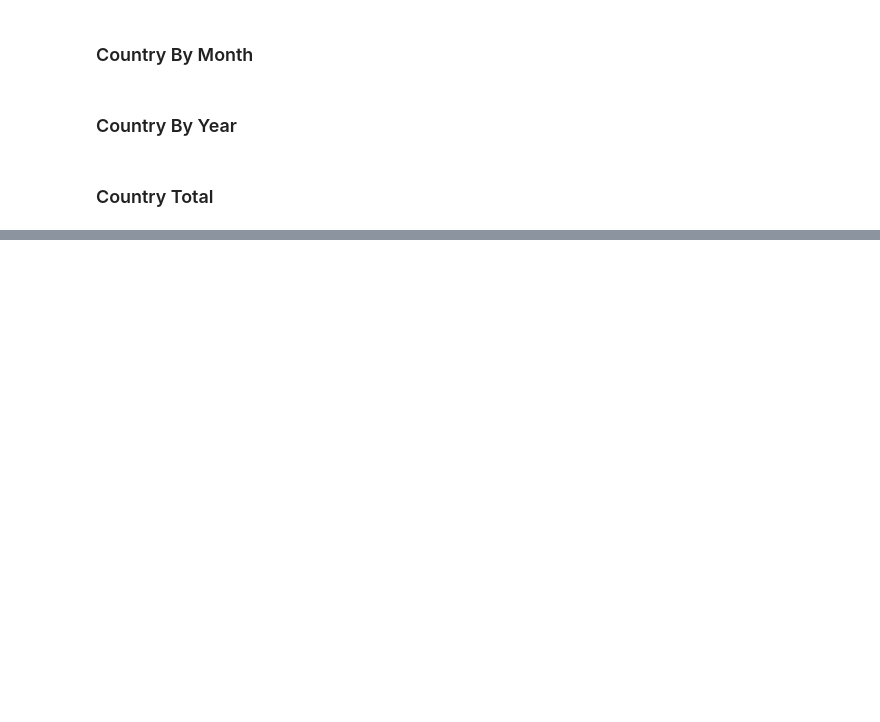
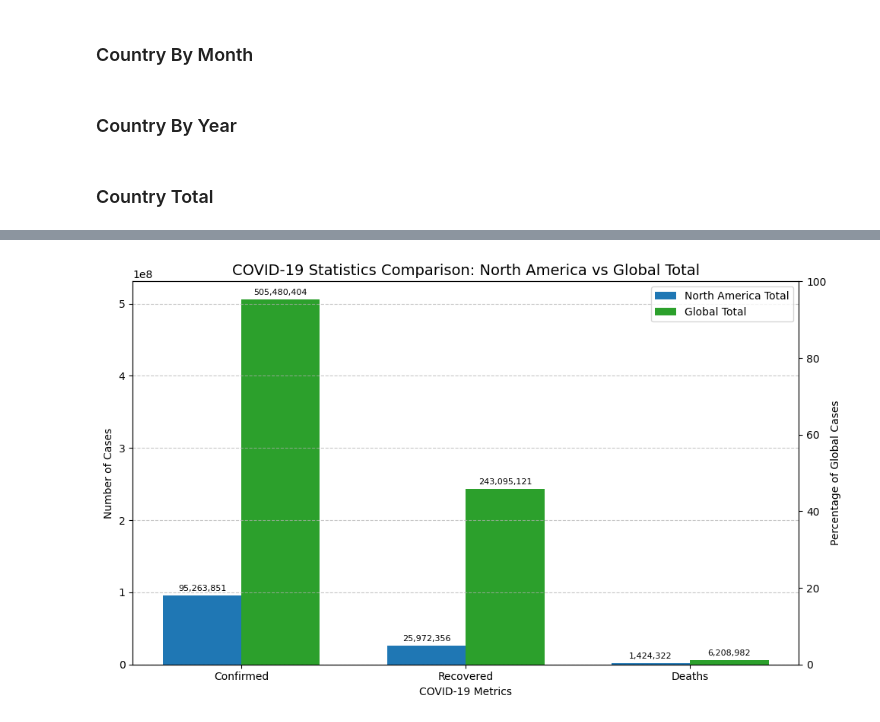
Before and after one commit to Feras3245/G5, a Jupyter notebook: Demo-1/Demo-1.ipynb, the cells around one changed output, grey strips where cells are left out. Saved outputs shown, nothing was run; the diff lists cells and outputs as text; code cells hidden in the pictures; blank space fills up the shorter version.

Commit message:
Demo-1 v0.8
- implemented all bar graph plotting methods for continent regional category
- made some manual data cleaning on the cleaned_dataset.csv file
- minor error handling

```diff
--- a/Demo-1/Demo-1.ipynb
+++ b/Demo-1/Demo-1.ipynb
@@ -386,0 +675,86 @@ def plot_country_by_total(country: str):
+# %%
+def plot_continent_by_total(continent: str):
+    df = pd.DataFrame(covid_19_dataset)
+
+    # Get countries in the specified continent
+    countries = regions_dataset[regions_dataset['Continent'] == continent]
+    countries = countries['Country']
+
+    # Convert Date column to datetime if needed
+    if not pd.api.types.is_datetime64_any_dtype(df['Date']):
+        df['Date'] = pd.to_datetime(df['Date'])
+
+    # 1. Get all data for the specified continent
+    continent_data = df[df['Country'].isin(countries)]
+
+    # Calculate the total for the continent across all time
+    continent_total_values = continent_data[['Confirmed', 'Recovered', 'Deaths']].sum().values
+
+    # 2. Calculate global total for comparison
+    global_total_values = df[['Confirmed', 'Recovered', 'Deaths']].sum().values
+
+    # Set up the plot
+    categories = ['Confirmed', 'Recovered', 'Deaths']
+    x = np.arange(len(categories))
+    width = 0.35  # Wider bars since we only have two
+
+    fig, ax = plt.subplots(figsize=(10, 6))
+
+    # Create the two sets of bars
+    bar1 = ax.bar(x - width/2, continent_total_values, width,
+                 label=f'{continent} Total', color='#1f77b4')
+    bar2 = ax.bar(x + width/2, global_total_values, width,
+                 label=f'Global Total', color='#2ca02c')
+
+    # Add labels, title, and custom x-axis tick labels
+    ax.set_xlabel('COVID-19 Metrics', fontsize=10)
+    ax.set_ylabel('Number of Cases', fontsize=10)
+    ax.set_title(f'COVID-19 Statistics Comparison: {continent} vs Global Total', fontsize=14)
+    ax.set_xticks(x)
+    ax.set_xticklabels(categories, fontsize=10)
+    ax.legend(fontsize=10)
+
+    # Add counts above bars with NaN handling
+    def add_labels(bars):
+        for bar in bars:
+            height = bar.get_height()
+            label_text = f'{int(height):,}'
+
+            ax.annotate(label_text,
+                      xy=(bar.get_x() + bar.get_width() / 2, height if not np.isnan(height) else 0),
+                      xytext=(0, 3),  # 3 points vertical offset
+                      textcoords="offset points",
+                      ha='center', va='bottom', fontsize=8)
+
+    add_labels(bar1)
+    add_labels(bar2)
+
+    # Add grid lines for better readability
+    ax.grid(axis='y', linestyle='--', alpha=0.7)
+
+
+    # Print the numerical results for reference
+    print(f"{continent} total COVID-19 statistics:")
+    for category, value in zip(categories, continent_total_values):
+        if np.isnan(value):
+            print(f"  {category}: N/A")
+        else:
+            print(f"  {category}: {value:.0f}")
+
+    print(f"\nGlobal total COVID-19 statistics:")
+    for category, value in zip(categories, global_total_values):
+        if np.isnan(value):
+            print(f"  {category}: N/A")
+        else:
+            print(f"  {category}: {value:.0f}")
+
+    # Add a second y-axis to show the percentage
+    ax2 = ax.twinx()
+    ax2.set_ylabel('Percentage of Global Cases', fontsize=10)
+    ax2.set_ylim(0, 100)  # Percentage scale
+
+    plt.tight_layout()
+    plt.show()
+
+plot_continent_by_total('North America')
+# %% [output]
@@ -386,0 +770 @@ def plot_country_by_total(country: str):
+[figure, added]
```
Also changed, not shown: parts of 10 cells of this notebook, 2 other files.
